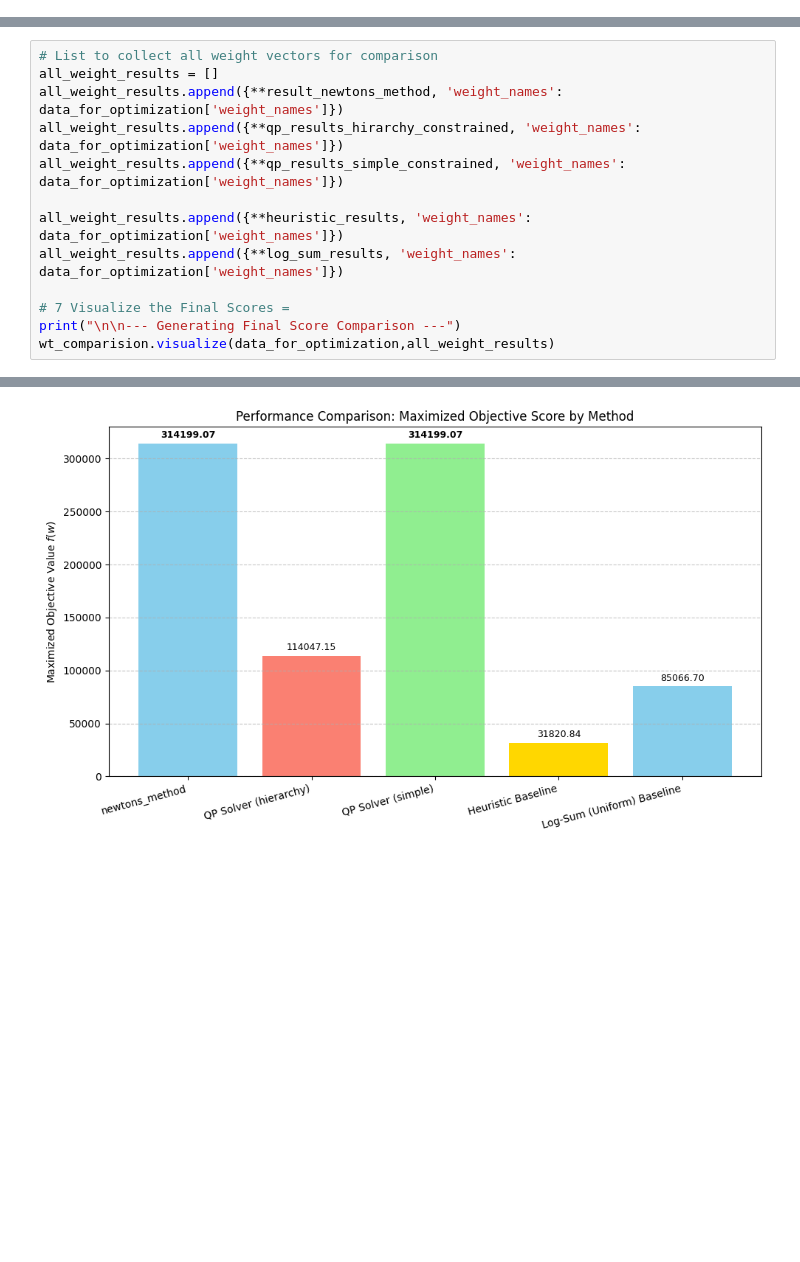
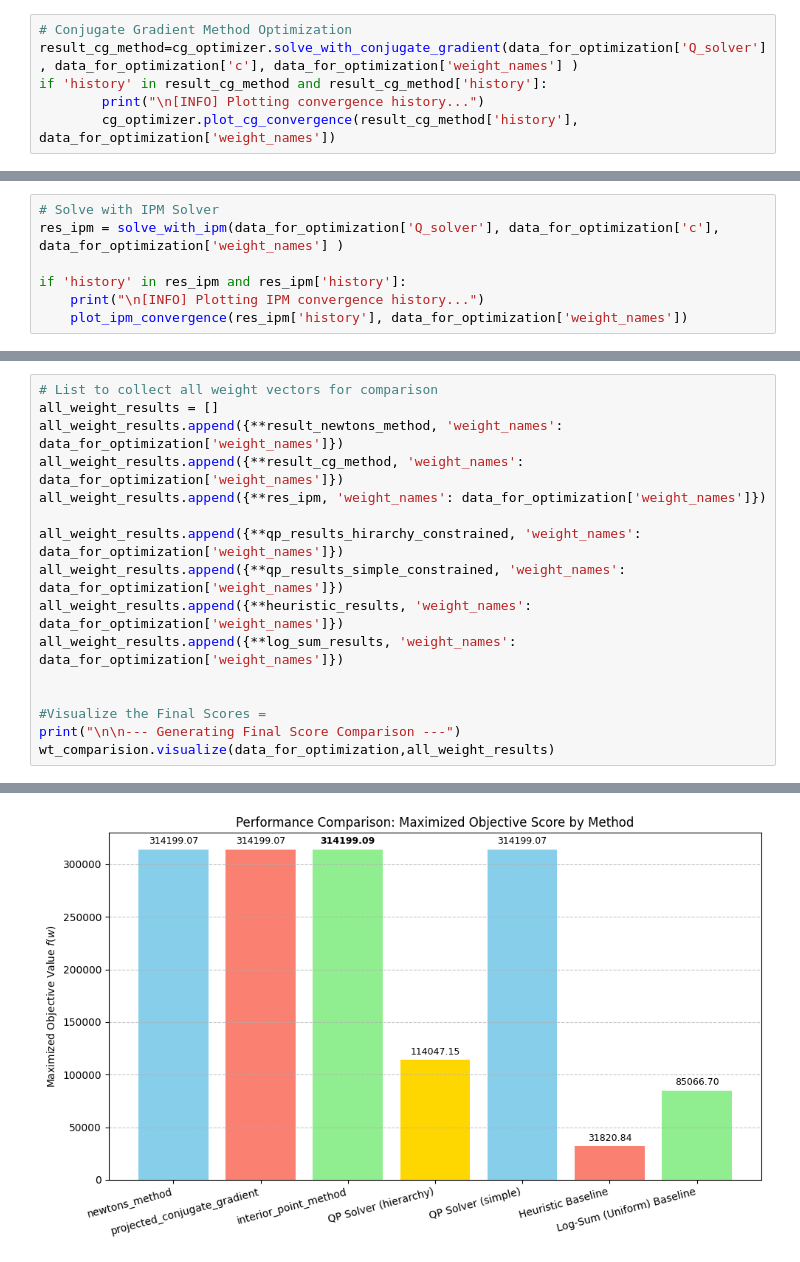
Before and after one commit to saloni2409/user-engagement-score-optimizer, a Jupyter notebook: src/main.ipynb, the cells around one changed output, grey strips where cells are left out. Saved outputs shown, nothing was run; the diff lists cells and outputs as text; blank space fills up the shorter version.

```diff
--- a/src/main.ipynb
+++ b/src/main.ipynb
@@ -48,0 +45,6 @@ Goal: Minimize g(w) = 1/2 w^T Q w - c^T w, subject to Simplex Constraints
+# %%
+# Conjugate Gradient Method Optimization
+result_cg_method=cg_optimizer.solve_with_conjugate_gradient(data_for_optimization['Q_solver'], data_for_optimization['c'], data_for_optimization['weight_names'] )
+if 'history' in result_cg_method and result_cg_method['history']:
+        print("\n[INFO] Plotting convergence history...")
+        cg_optimizer.plot_cg_convergence(result_cg_method['history'], data_for_optimization['weight_names'])
@@ -48,0 +70,7 @@ Goal: Minimize g(w) = 1/2 w^T Q w - c^T w, subject to Simplex Constraints
+# %%
+# Solve with IPM Solver
+res_ipm = solve_with_ipm(data_for_optimization['Q_solver'], data_for_optimization['c'], data_for_optimization['weight_names'] )
+
+if 'history' in res_ipm and res_ipm['history']:
+    print("\n[INFO] Plotting IPM convergence history...")
+    plot_ipm_convergence(res_ipm['history'], data_for_optimization['weight_names'])
@@ -80,16 +127,19 @@ log_sum_results = basic.calculate_log_sum_weights(data_for_optimization)
 # %%
 # List to collect all weight vectors for comparison
 all_weight_results = []
 all_weight_results.append({**result_newtons_method, 'weight_names': data_for_optimization['weight_names']})
+all_weight_results.append({**result_cg_method, 'weight_names': data_for_optimization['weight_names']})
+all_weight_results.append({**res_ipm, 'weight_names': data_for_optimization['weight_names']})
+
 all_weight_results.append({**qp_results_hirarchy_constrained, 'weight_names': data_for_optimization['weight_names']})
 all_weight_results.append({**qp_results_simple_constrained, 'weight_names': data_for_optimization['weight_names']})
-
 all_weight_results.append({**heuristic_results, 'weight_names': data_for_optimization['weight_names']})
 all_weight_results.append({**log_sum_results, 'weight_names': data_for_optimization['weight_names']})
 
-# 7 Visualize the Final Scores =
+
+#Visualize the Final Scores =
 print("\n\n--- Generating Final Score Comparison ---")
 wt_comparision.visualize(data_for_optimization,all_weight_results)
 # %% [output]
 --- Generating Final Score Comparison ---
-[figure, old version]
+[figure, new version]
```
Also changed, not shown: parts of 10 cells of this notebook, 6 other files.
